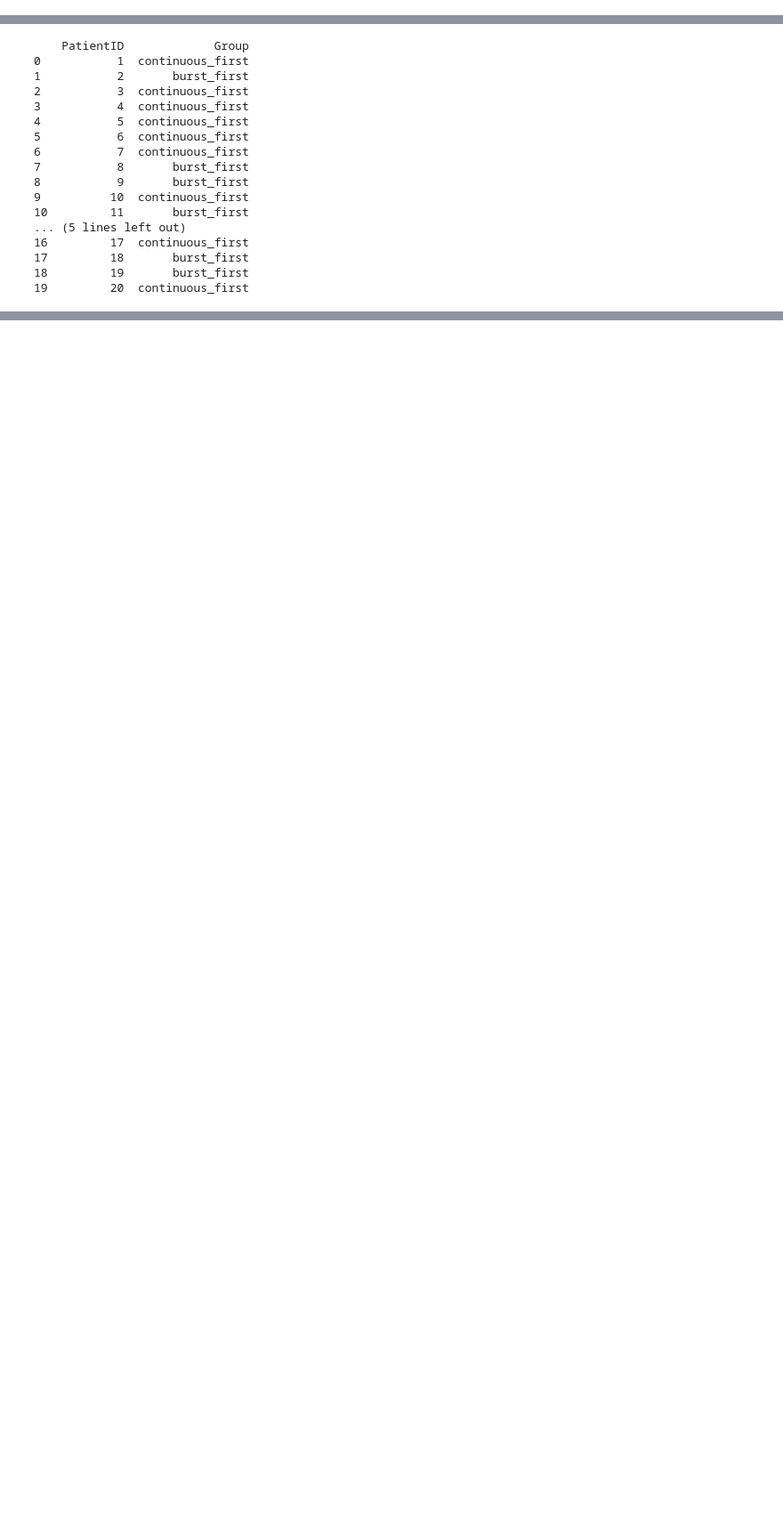
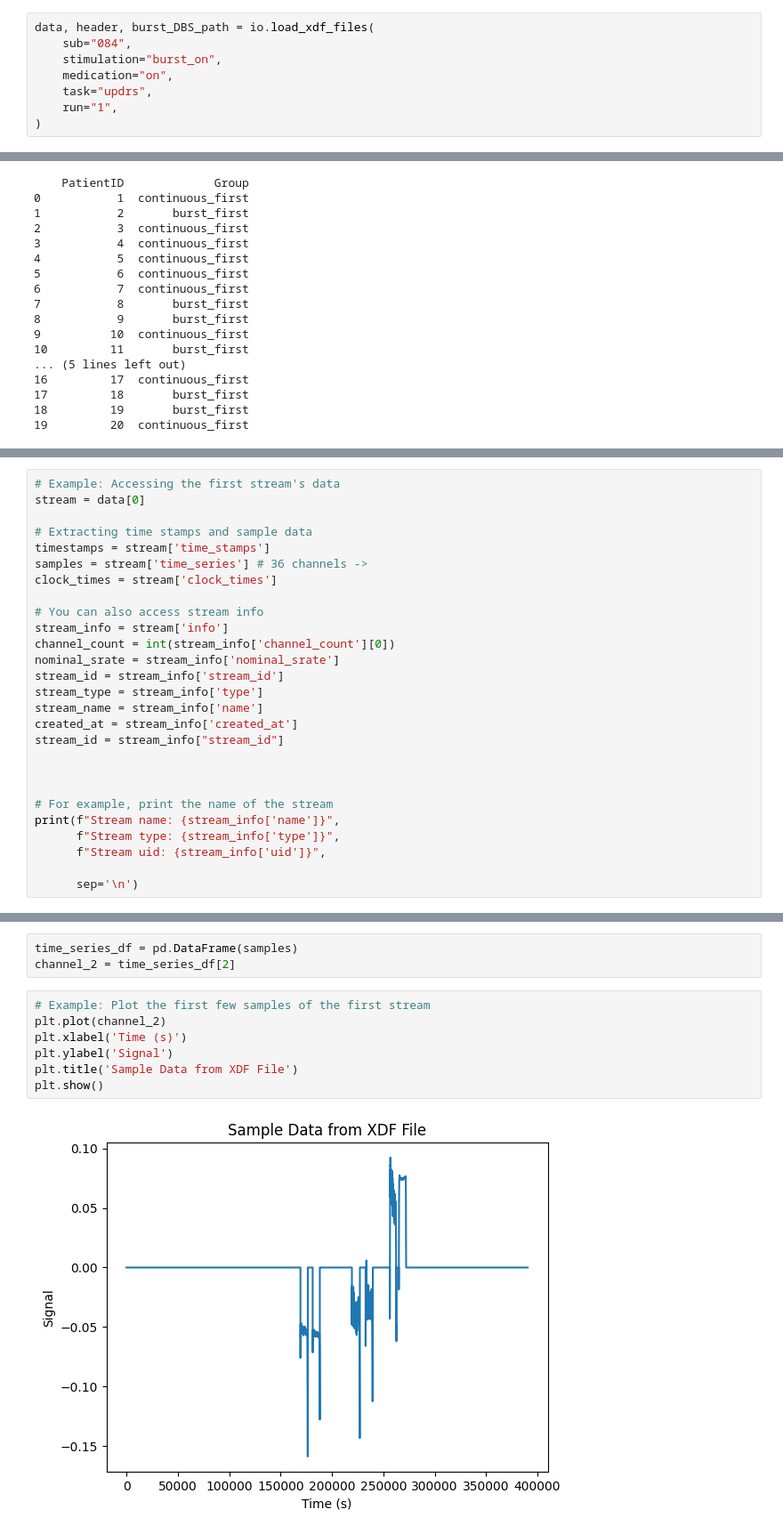
Before and after one commit to JKBehnke/patterned_DBS, a Jupyter notebook: notebooks/burst_dbs_helpers.ipynb, the cells around one changed output, grey strips where cells are left out. Shown at 89% size. Cells and saved outputs as stored; diff of their text form; blank space fills up the shorter version.

Commit message:
xdf structure data function

```diff
--- a/notebooks/burst_dbs_helpers.ipynb
+++ b/notebooks/burst_dbs_helpers.ipynb
@@ -2,0 +83,8 @@
+# %%
+data, header, burst_DBS_path = io.load_xdf_files(
+    sub="084",
+    stimulation="burst_on",
+    medication="on",
+    task="updrs",
+    run="1",
+)
@@ -40,0 +234,27 @@ print(patients)
+# %%
+# Example: Accessing the first stream's data
+stream = data[0]
+
+# Extracting time stamps and sample data
+timestamps = stream['time_stamps']
+samples = stream['time_series'] # 36 channels ->
+clock_times = stream['clock_times']
+
+# You can also access stream info
+stream_info = stream['info']
+channel_count = int(stream_info['channel_count'][0])
+nominal_srate = stream_info['nominal_srate']
+stream_id = stream_info['stream_id']
+stream_type = stream_info['type']
+stream_name = stream_info['name']
+created_at = stream_info['created_at']
+stream_id = stream_info["stream_id"]
+
+
+
+# For example, print the name of the stream
+print(f"Stream name: {stream_info['name']}",
+      f"Stream type: {stream_info['type']}",
+      f"Stream uid: {stream_info['uid']}",
+
+      sep='\n')
@@ -40,0 +265,12 @@ print(patients)
+# %%
+time_series_df = pd.DataFrame(samples)
+channel_2 = time_series_df[2]
+# %%
+# Example: Plot the first few samples of the first stream
+plt.plot(channel_2)
+plt.xlabel('Time (s)')
+plt.ylabel('Signal')
+plt.title('Sample Data from XDF File')
+plt.show()
+# %% [output]
+[figure, added]
```
Also changed, not shown: parts of 16 cells of this notebook, 10 other files.
